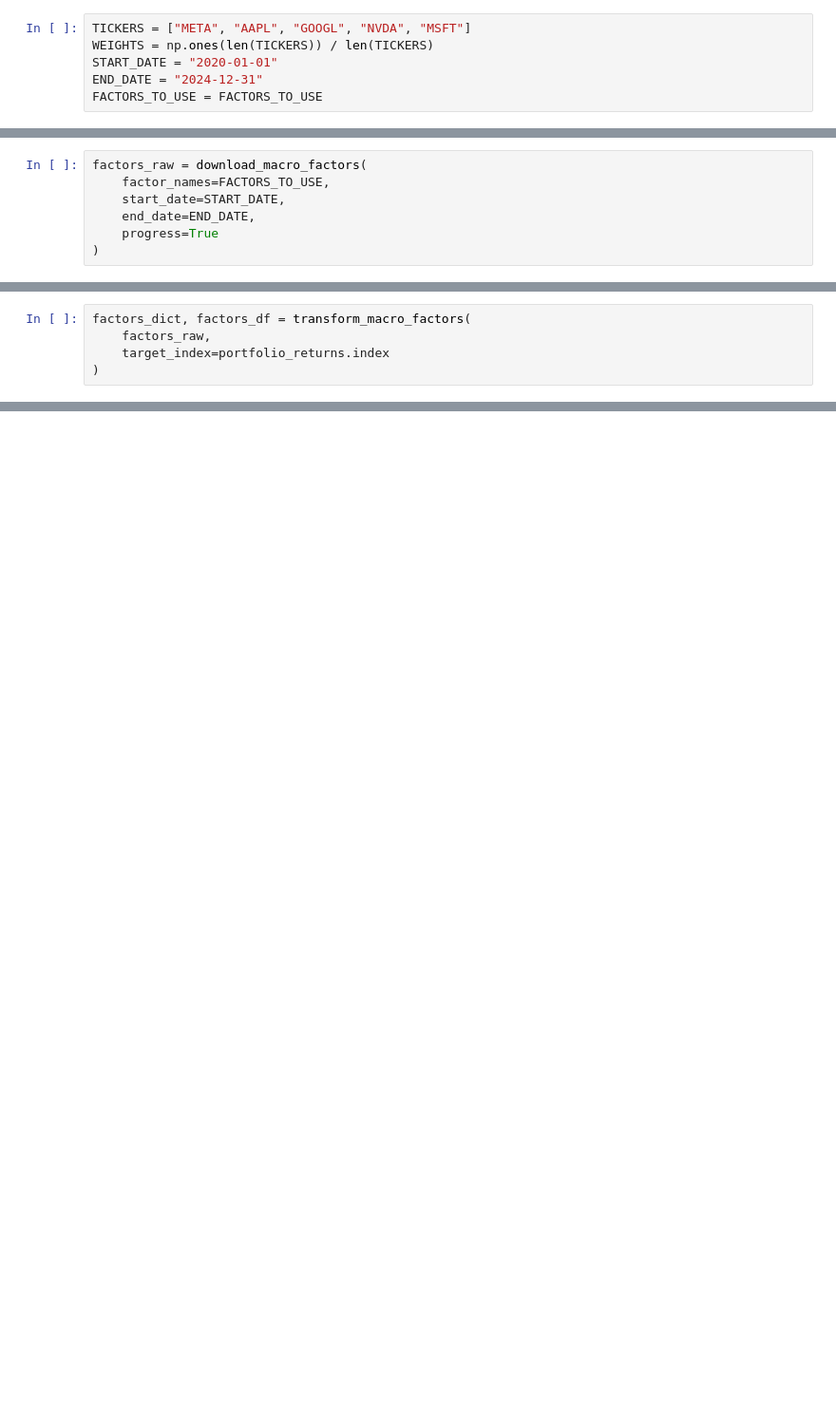
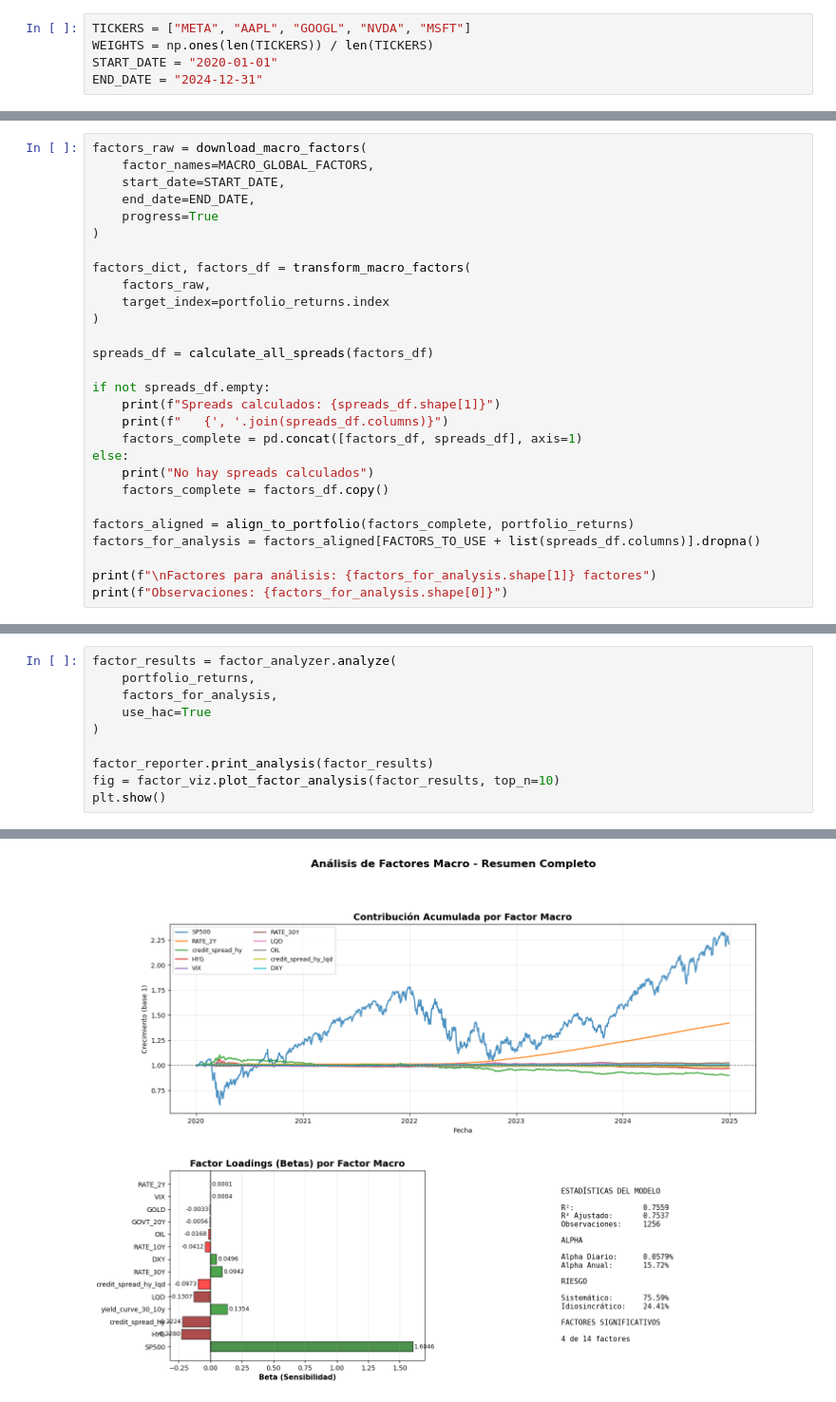
Before and after one commit to marcosherediapimienta/quant, a Jupyter notebook: projects/quant/macro/macro_analysis.ipynb, the cells around one changed output, grey strips where cells are left out. Shown at 95% size. Drawn from its saved outputs; the diff is of its cells as text; blank space fills up the shorter version.

```diff
--- a/projects/quant/macro/macro_analysis.ipynb
+++ b/projects/quant/macro/macro_analysis.ipynb
@@ -50,7 +67,6 @@ TICKERS = ["META", "AAPL", "GOOGL", "NVDA", "MSFT"]
 WEIGHTS = np.ones(len(TICKERS)) / len(TICKERS)
 START_DATE = "2020-01-01"
 END_DATE = "2024-12-31"
-FACTORS_TO_USE = FACTORS_TO_USE
 # %%
 data_manager = DataManager()
 assets_prices, _ = data_manager.download_portfolio_with_benchmark(
@@ -72,8 +93,29 @@ Portafolio descargado: 5 activos + benchmark
 # %%
 factors_raw = download_macro_factors(
-    factor_names=FACTORS_TO_USE,
+    factor_names=MACRO_GLOBAL_FACTORS,
     start_date=START_DATE,
     end_date=END_DATE,
     progress=True
 )
+
+factors_dict, factors_df = transform_macro_factors(
+    factors_raw,
+    target_index=portfolio_returns.index
+)
+
+spreads_df = calculate_all_spreads(factors_df)
+
+if not spreads_df.empty:
+    print(f"Spreads calculados: {spreads_df.shape[1]}")
+    print(f"   {', '.join(spreads_df.columns)}")
+    factors_complete = pd.concat([factors_df, spreads_df], axis=1)
+else:
+    print("No hay spreads calculados")
+    factors_complete = factors_df.copy()
+
+factors_aligned = align_to_portfolio(factors_complete, portfolio_returns)
+factors_for_analysis = factors_aligned[FACTORS_TO_USE + list(spreads_df.columns)].dropna()
+
+print(f"\nFactores para análisis: {factors_for_analysis.shape[1]} factores")
+print(f"Observaciones: {factors_for_analysis.shape[0]}")
 # %% [output]
@@ -81,6 +129,11 @@ factors_raw = download_macro_factors(
 # %%
-factors_dict, factors_df = transform_macro_factors(
-    factors_raw,
-    target_index=portfolio_returns.index
+factor_results = factor_analyzer.analyze(
+    portfolio_returns,
+    factors_for_analysis,
+    use_hac=True
 )
+
+factor_reporter.print_analysis(factor_results)
+fig = factor_viz.plot_factor_analysis(factor_results, top_n=10)
+plt.show()
 # %% [output]
@@ -88 +157,2 @@ factors_dict, factors_df = transform_macro_factors(
+[figure, added]
 # %%
```
Also changed, not shown: parts of 13 cells of this notebook, 10 other files.
